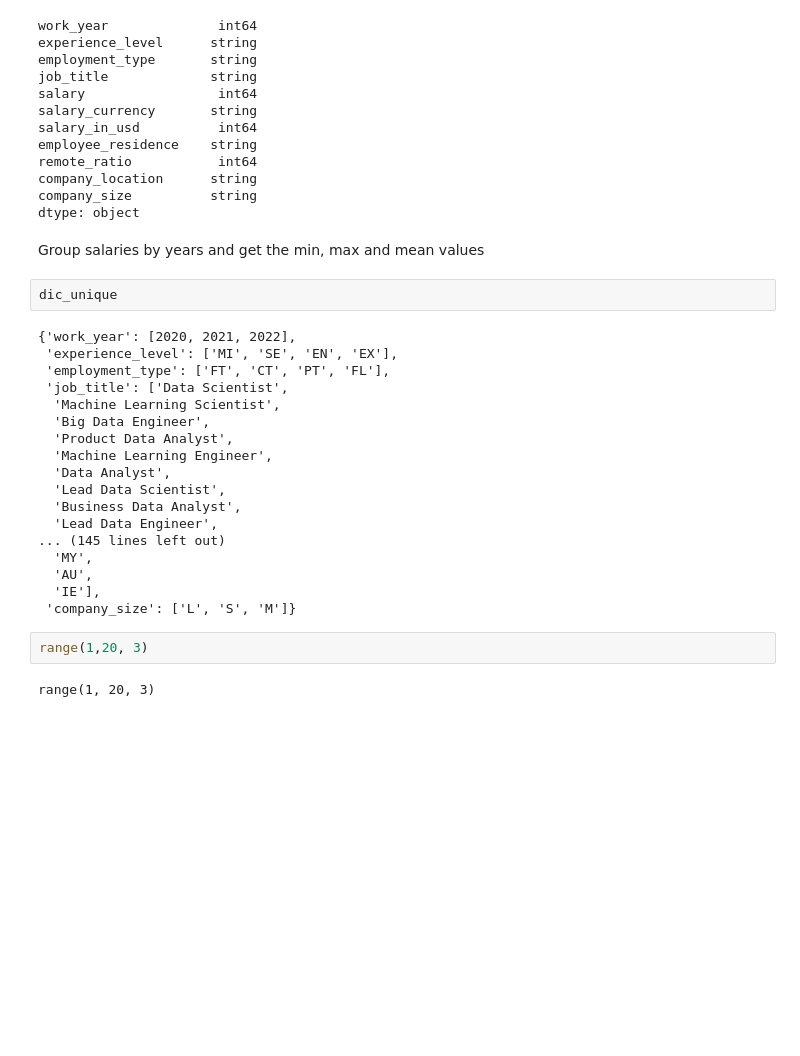
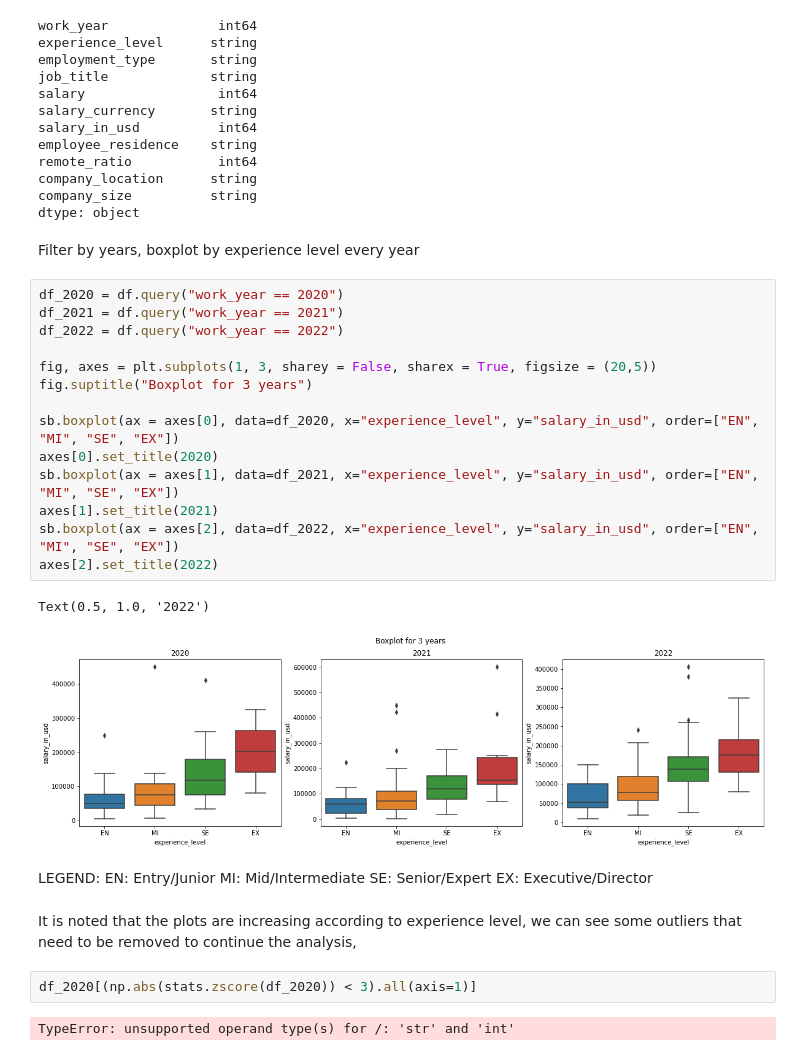
Before and after one commit to JGsouzaa/datascience, a Jupyter notebook: ds_salaries/Untitled.ipynb, the cells around one changed output. Cells and saved outputs as stored; diff of their text form; blank space fills up the shorter version.

```diff
--- a/ds_salaries/Untitled.ipynb
+++ b/ds_salaries/Untitled.ipynb
@@ -56,29 +70,33 @@ remote_ratio           int64
 company_location      string
 company_size          string
 dtype: object
-# %% [markdown]
-Group salaries by years and get the min, max and mean values
-# %%
-dic_unique
-# %% [output]
-{'work_year': [2020, 2021, 2022],
- 'experience_level': ['MI', 'SE', 'EN', 'EX'],
- 'employment_type': ['FT', 'CT', 'PT', 'FL'],
- 'job_title': ['Data Scientist',
-  'Machine Learning Scientist',
-  'Big Data Engineer',
-  'Product Data Analyst',
-  'Machine Learning Engineer',
-  'Data Analyst',
-  'Lead Data Scientist',
-  'Business Data Analyst',
-  'Lead Data Engineer',
-... (145 lines left out)
-  'MY',
-  'AU',
-  'IE'],
- 'company_size': ['L', 'S', 'M']}
-# %%
-range(1,20, 3)
-# %% [output]
-range(1, 20, 3)
+# %% [markdown]
+Filter by years, boxplot by experience level every year
+# %%
+df_2020 = df.query("work_year == 2020")
+df_2021 = df.query("work_year == 2021")
+df_2022 = df.query("work_year == 2022")
+
+fig, axes = plt.subplots(1, 3, sharey = False, sharex = True, figsize = (20,5))
+fig.suptitle("Boxplot for 3 years")
+
+sb.boxplot(ax = axes[0], data=df_2020, x="experience_level", y="salary_in_usd", order=["EN", "MI", "SE", "EX"])
+axes[0].set_title(2020)
+sb.boxplot(ax = axes[1], data=df_2021, x="experience_level", y="salary_in_usd", order=["EN", "MI", "SE", "EX"])
+axes[1].set_title(2021)
+sb.boxplot(ax = axes[2], data=df_2022, x="experience_level", y="salary_in_usd", order=["EN", "MI", "SE", "EX"])
+axes[2].set_title(2022)
+# %% [output]
+Text(0.5, 1.0, '2022')
+[figure, added]
+# %% [markdown]
+LEGEND: EN: Entry/Junior
+        MI: Mid/Intermediate
+        SE: Senior/Expert
+        EX: Executive/Director
+# %% [markdown]
+It is noted that the plots are increasing according to experience level, we can see some outliers that need to be removed to continue the analysis,
+# %%
+df_2020[(np.abs(stats.zscore(df_2020)) < 3).all(axis=1)]
+# %% [output]
+TypeError: unsupported operand type(s) for /: 'str' and 'int'
```
Also changed, not shown: parts of 2 cells of this notebook, 2 other files.
